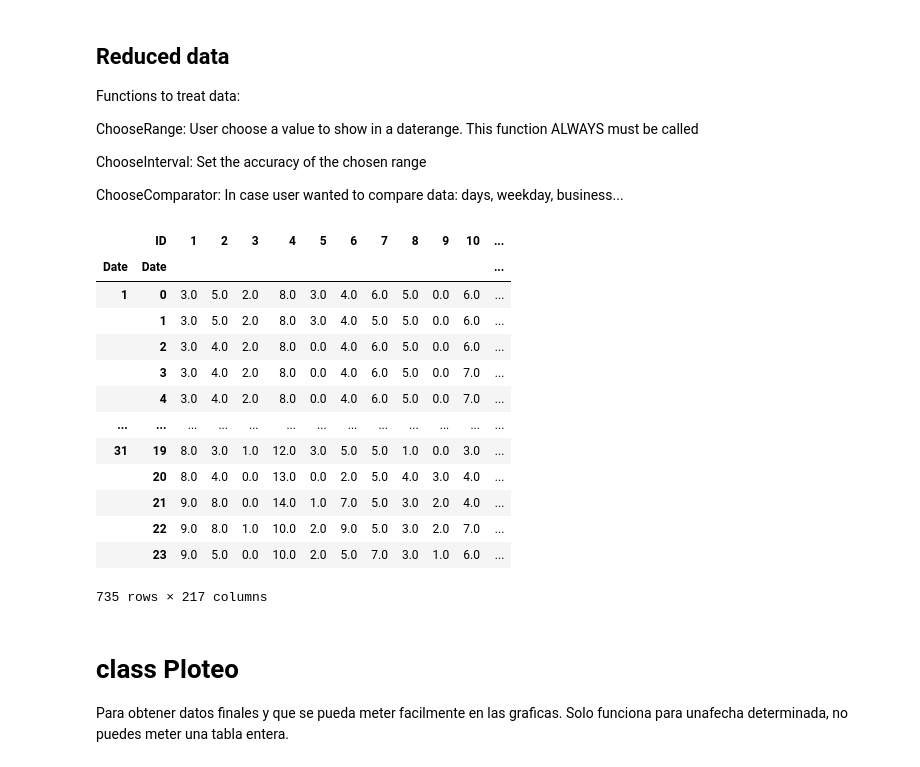
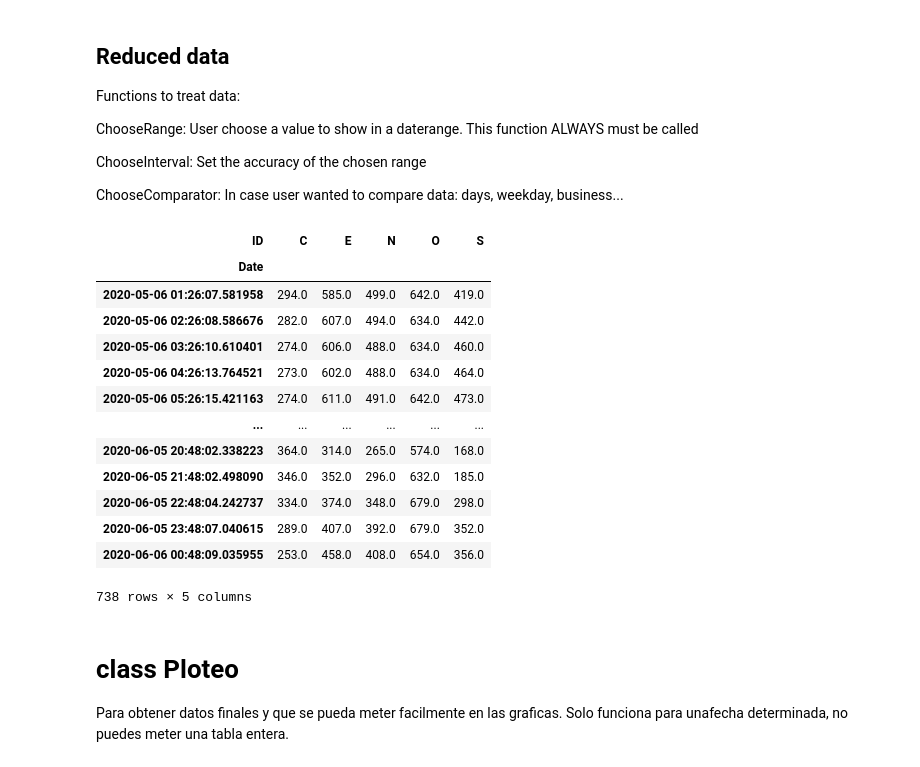
Before and after one commit to JBenitoL/JBicisPro, a Jupyter notebook: Codigos/AnalisisV2.ipynb, the cells around one changed output. Cells and saved outputs as stored; diff of their text form; code cells hidden in the pictures.

```diff
--- a/Codigos/AnalisisV2.ipynb
+++ b/Codigos/AnalisisV2.ipynb
@@ -89,48 +89,61 @@ def ChooseComparison(df, Comparator, Interval=''):
         Decisions={'Y': df.index.year,
                   'M': df.index.month,
                   'd': df.index.day,
                   'dow':df.index.dayofweek,
                   'h': df.index.hour,
                   'bd': df.index.dayofweek<5
         }
         if Comparator=='':
             return df.groupby([Decisions[Comparator]]).median()
         else:
 
             return df.groupby([Decisions[Comparator], Decisions[Interval]]).median()
 
+def Clusterization(df, cluster, op, Decode):
+    df = df.rename(columns = lambda x: Decode.get(x, cluster))
+    if op=="median":
+        return df.groupby(df.columns, axis=1).median()
+    if op=="mean":
+        return df.groupby(df.columns, axis=1).mean()
+    if op=="sum":
+        return df.groupby(df.columns, axis=1).sum()
+    else:
+        return "No se que funcion me has dado"
+
 
 
 StartDate = '2020-5-06 00:48'
 EndDate = '2020-6-06 00:50'
 Value='DockBikes'
 Comparator = 'd'
 Accuracy = "h"
 Interval=''
 
 
 
 
-df = reducedDataRange(data, StartDate, EndDate, Value)
+df = ChooseRange(data, StartDate, EndDate, Value)
 ChooseComparison(df, Comparator, Accuracy )
 # df = df.groupby([df.index.day, df.index.hour]).median()
+Decode = Decoder('../DataFrames/DatosEstaticos.txt')
 
 # ChooseInterval(df, 'd')
+Clusterization(df, 'RegionName', 'sum', Decode)
 # %% [output]
-|  | ID | 1 | 2 | 3 | 4 | 5 | 6 | 7 | 8 | 9 | 10 | ... |
-| Date | Date |  |  |  |  |  |  |  |  |  |  | ... |
-| 1 | 0 | 3.0 | 5.0 | 2.0 | 8.0 | 3.0 | 4.0 | 6.0 | 5.0 | 0.0 | 6.0 | ... |
-|  | 1 | 3.0 | 5.0 | 2.0 | 8.0 | 3.0 | 4.0 | 5.0 | 5.0 | 0.0 | 6.0 | ... |
-|  | 2 | 3.0 | 4.0 | 2.0 | 8.0 | 0.0 | 4.0 | 6.0 | 5.0 | 0.0 | 6.0 | ... |
-|  | 3 | 3.0 | 4.0 | 2.0 | 8.0 | 0.0 | 4.0 | 6.0 | 5.0 | 0.0 | 7.0 | ... |
-|  | 4 | 3.0 | 4.0 | 2.0 | 8.0 | 0.0 | 4.0 | 6.0 | 5.0 | 0.0 | 7.0 | ... |
-| ... | ... | ... | ... | ... | ... | ... | ... | ... | ... | ... | ... | ... |
-| 31 | 19 | 8.0 | 3.0 | 1.0 | 12.0 | 3.0 | 5.0 | 5.0 | 1.0 | 0.0 | 3.0 | ... |
-|  | 20 | 8.0 | 4.0 | 0.0 | 13.0 | 0.0 | 2.0 | 5.0 | 4.0 | 3.0 | 4.0 | ... |
-|  | 21 | 9.0 | 8.0 | 0.0 | 14.0 | 1.0 | 7.0 | 5.0 | 3.0 | 2.0 | 4.0 | ... |
-|  | 22 | 9.0 | 8.0 | 1.0 | 10.0 | 2.0 | 9.0 | 5.0 | 3.0 | 2.0 | 7.0 | ... |
-|  | 23 | 9.0 | 5.0 | 0.0 | 10.0 | 2.0 | 5.0 | 7.0 | 3.0 | 1.0 | 6.0 | ... |
+| ID | C | E | N | O | S |
+| Date |  |  |  |  |  |
+| 2020-05-06 01:26:07.581958 | 294.0 | 585.0 | 499.0 | 642.0 | 419.0 |
+| 2020-05-06 02:26:08.586676 | 282.0 | 607.0 | 494.0 | 634.0 | 442.0 |
+| 2020-05-06 03:26:10.610401 | 274.0 | 606.0 | 488.0 | 634.0 | 460.0 |
+| 2020-05-06 04:26:13.764521 | 273.0 | 602.0 | 488.0 | 634.0 | 464.0 |
+| 2020-05-06 05:26:15.421163 | 274.0 | 611.0 | 491.0 | 642.0 | 473.0 |
+| ... | ... | ... | ... | ... | ... |
+| 2020-06-05 20:48:02.338223 | 364.0 | 314.0 | 265.0 | 574.0 | 168.0 |
+| 2020-06-05 21:48:02.498090 | 346.0 | 352.0 | 296.0 | 632.0 | 185.0 |
+| 2020-06-05 22:48:04.242737 | 334.0 | 374.0 | 348.0 | 679.0 | 298.0 |
+| 2020-06-05 23:48:07.040615 | 289.0 | 407.0 | 392.0 | 679.0 | 352.0 |
+| 2020-06-06 00:48:09.035955 | 253.0 | 458.0 | 408.0 | 654.0 | 356.0 |
-735 rows × 217 columns
+738 rows × 5 columns
 # %% [markdown]
 # class Ploteo
 
```
Also changed, not shown: 4 other files.
